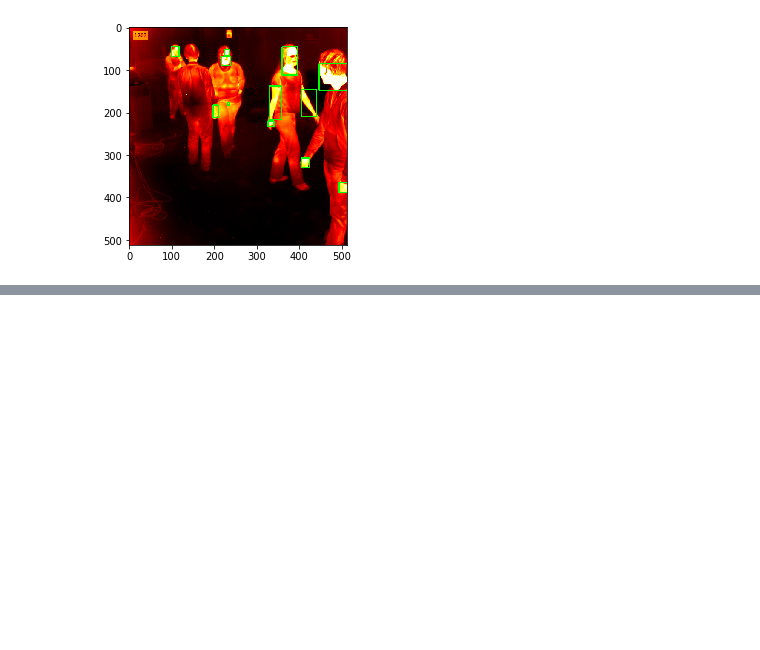
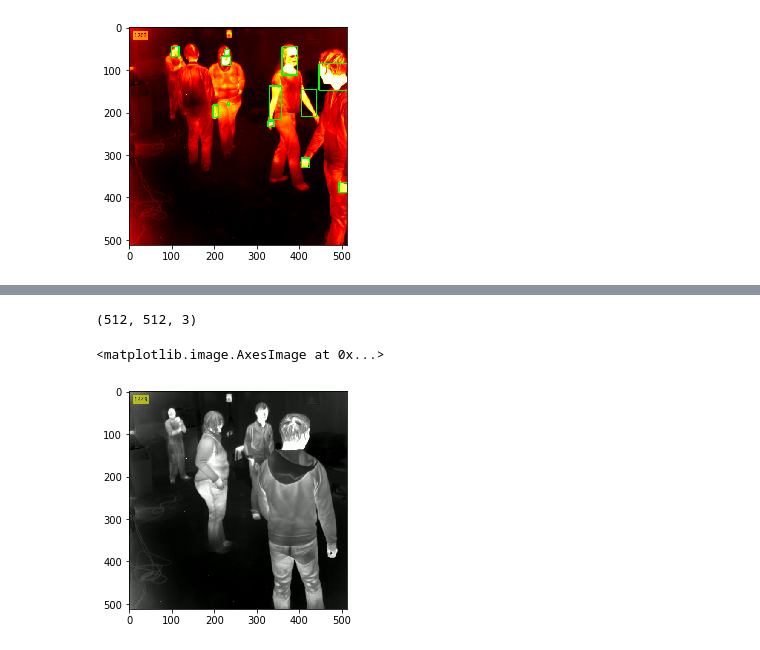
Before and after one commit to feat7/thermal-screening, a Jupyter notebook: tutorial.ipynb, the cells around one changed output, grey strips where cells are left out. Drawn from its saved outputs; the diff is of its cells as text; code cells hidden in the pictures; blank space fills up the shorter version.

```diff
--- a/tutorial.ipynb
+++ b/tutorial.ipynb
@@ -58,0 +70,7 @@ plt.imshow(image_with_rectangles)
+# %%
+print(original_image.shape)
+plt.imshow(original_image)
+# %% [output]
+(512, 512, 3)
+<matplotlib.image.AxesImage at 0x...>
+[figure, added]
```
Also changed, not shown: parts of 3 cells of this notebook, 3 other files.
